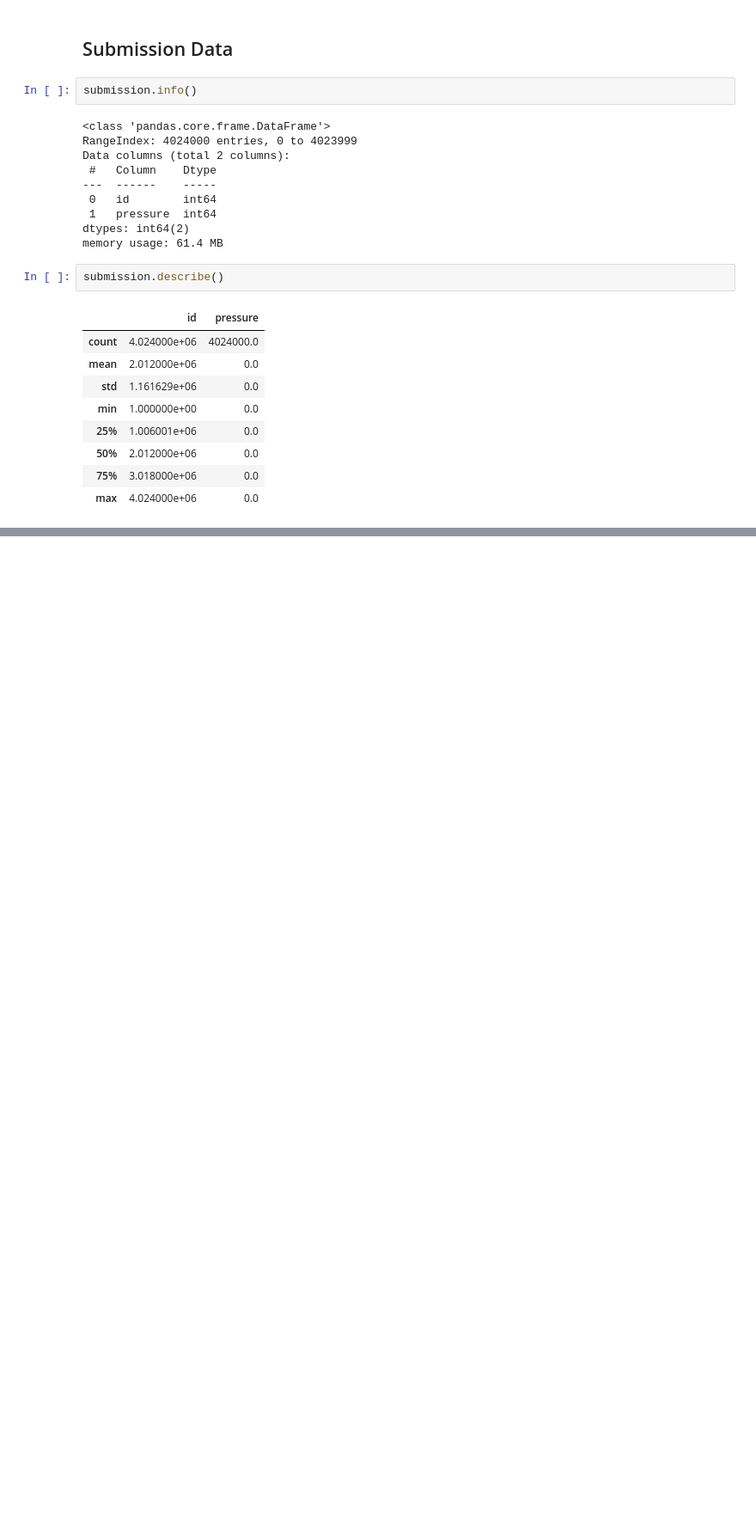
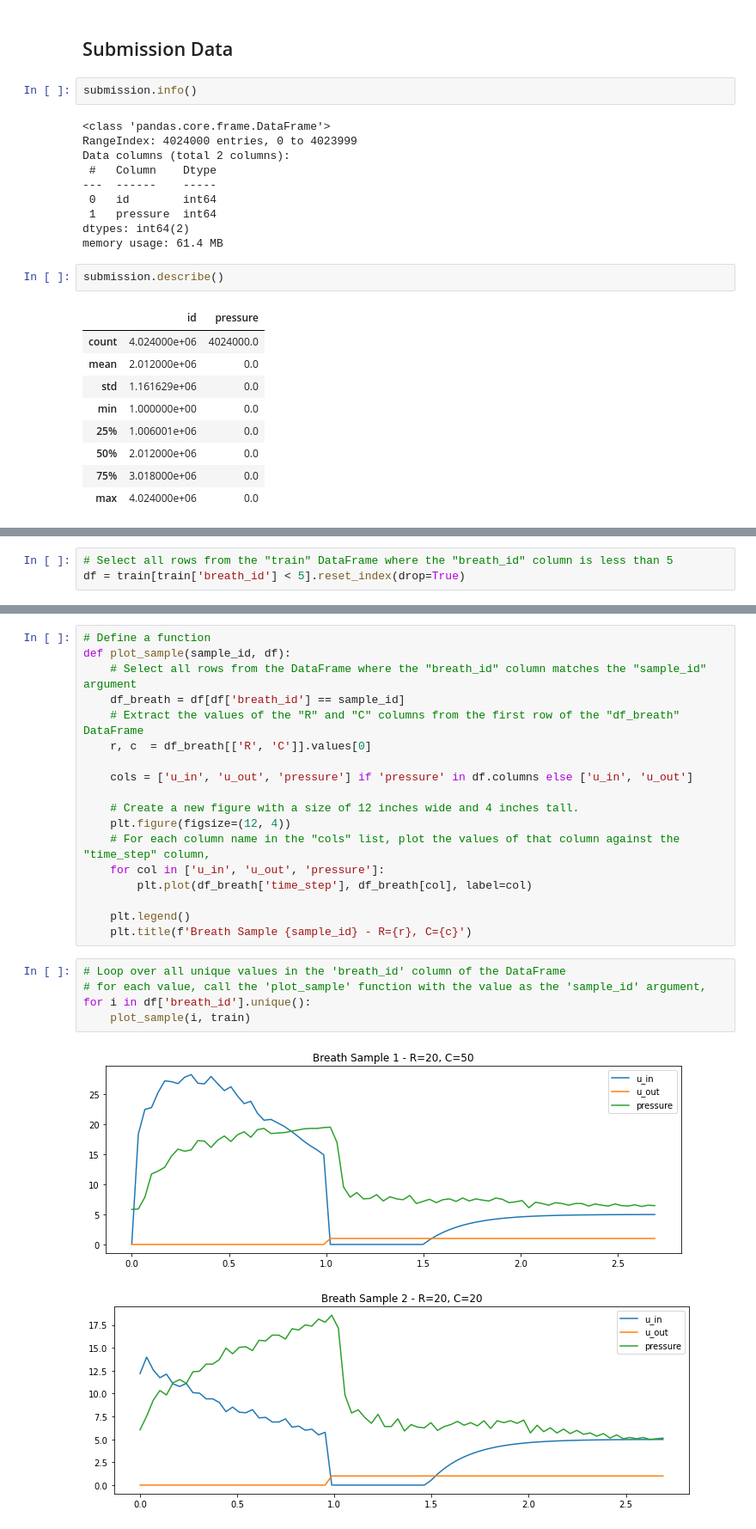
Before and after one commit to fola789/Ventilator-Pressure-Prediction, a Jupyter notebook: VPP.IPYNB, the cells around one changed output, grey strips where cells are left out. Shown at 86% size. Saved outputs shown, nothing was run; the diff lists cells and outputs as text; blank space fills up the shorter version.

Commit message:
Update VPP.IPYNB
* Completed Data Summary
* Plotted Breath Samples

```diff
--- a/VPP.IPYNB
+++ b/VPP.IPYNB
@@ -192,0 +271,3 @@ submission.describe()
+# %%
+# Select all rows from the "train" DataFrame where the "breath_id" column is less than 5
+df = train[train['breath_id'] < 5].reset_index(drop=True)
@@ -192,0 +290,26 @@ submission.describe()
+# %%
+# Define a function
+def plot_sample(sample_id, df):
+    # Select all rows from the DataFrame where the "breath_id" column matches the "sample_id" argument
+    df_breath = df[df['breath_id'] == sample_id]
+    # Extract the values of the "R" and "C" columns from the first row of the "df_breath" DataFrame
+    r, c  = df_breath[['R', 'C']].values[0]
+
+    cols = ['u_in', 'u_out', 'pressure'] if 'pressure' in df.columns else ['u_in', 'u_out']
+
+    # Create a new figure with a size of 12 inches wide and 4 inches tall.
+    plt.figure(figsize=(12, 4))
+    # For each column name in the "cols" list, plot the values of that column against the "time_step" column,
+    for col in ['u_in', 'u_out', 'pressure']:
+        plt.plot(df_breath['time_step'], df_breath[col], label=col)
+
+    plt.legend()
+    plt.title(f'Breath Sample {sample_id} - R={r}, C={c}')
+# %%
+# Loop over all unique values in the 'breath_id' column of the DataFrame
+# for each value, call the 'plot_sample' function with the value as the 'sample_id' argument,
+for i in df['breath_id'].unique():
+    plot_sample(i, train)
+# %% [output]
+[figure, added]
+[figure, added]
```
Also changed, not shown: parts of 12 cells of this notebook.
